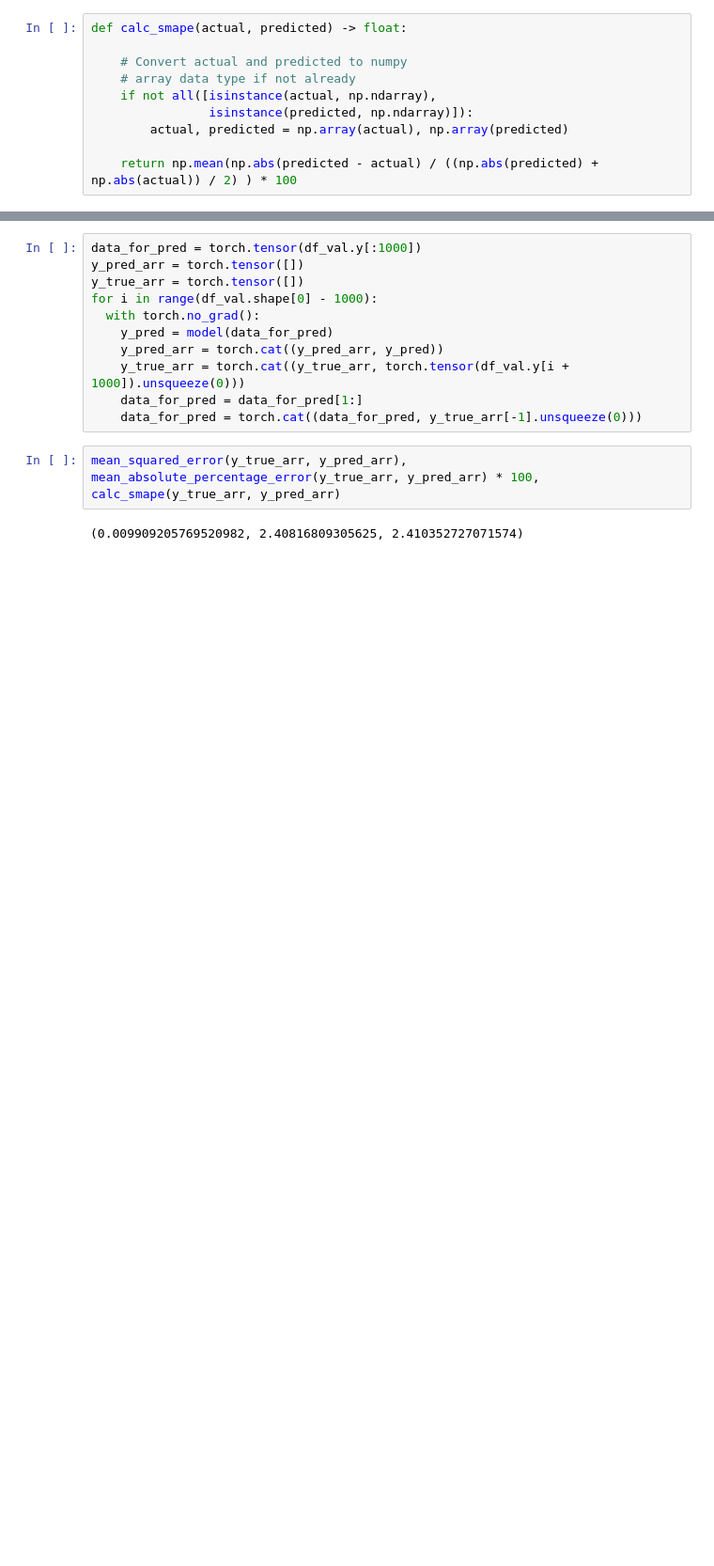
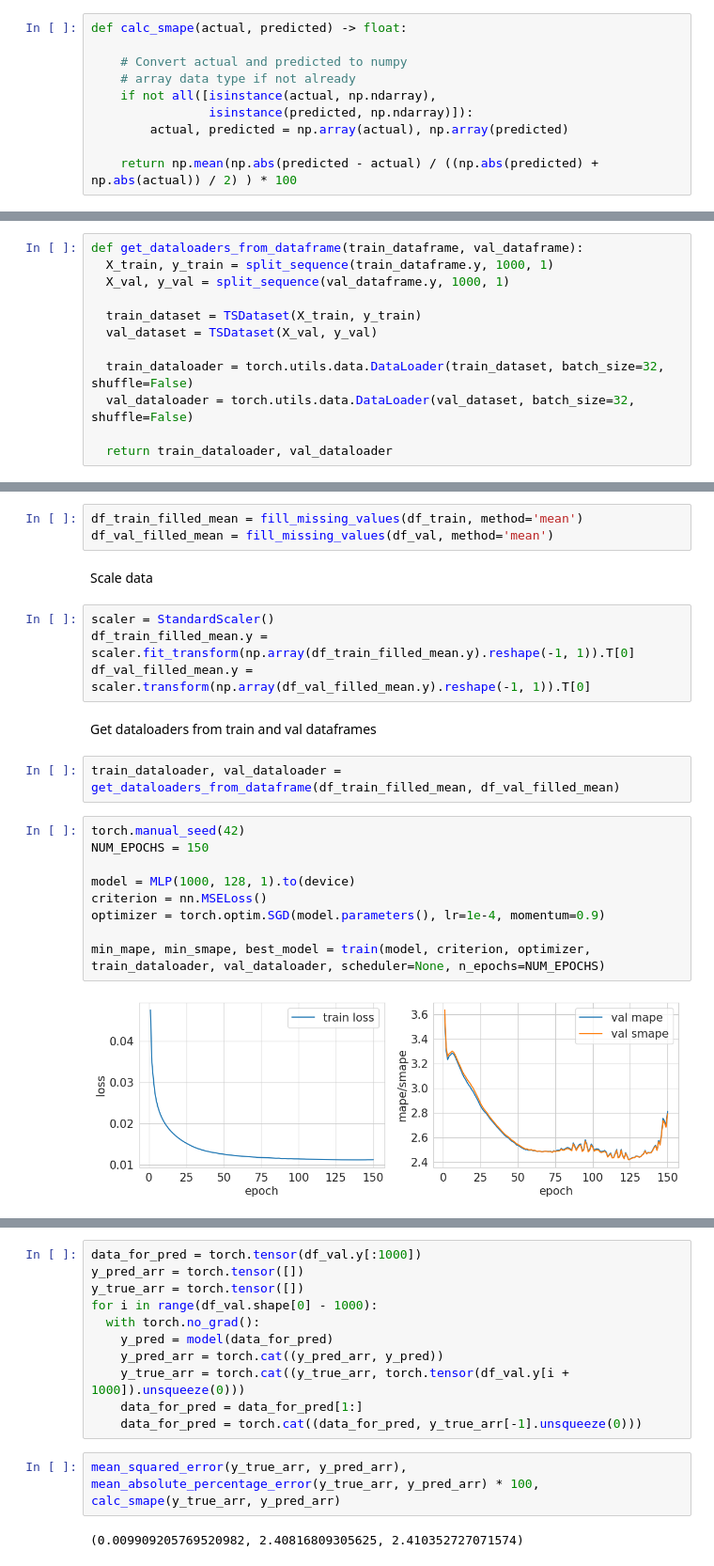
Before and after one commit to OkoksNeDam/geoinformation-data-forecasting, a Jupyter notebook: mlp.ipynb, the cells around one changed output, grey strips where cells are left out. Shown at 94% size. Saved outputs shown, nothing was run; the diff lists cells and outputs as text; blank space fills up the shorter version.

```diff
--- a/mlp.ipynb
+++ b/mlp.ipynb
@@ -255,0 +250,12 @@ print(min_mape)
+# %%
+def get_dataloaders_from_dataframe(train_dataframe, val_dataframe):
+  X_train, y_train = split_sequence(train_dataframe.y, 1000, 1)
+  X_val, y_val = split_sequence(val_dataframe.y, 1000, 1)
+
+  train_dataset = TSDataset(X_train, y_train)
+  val_dataset = TSDataset(X_val, y_val)
+
+  train_dataloader = torch.utils.data.DataLoader(train_dataset, batch_size=32, shuffle=False)
+  val_dataloader = torch.utils.data.DataLoader(val_dataset, batch_size=32, shuffle=False)
+
+  return train_dataloader, val_dataloader
@@ -255,0 +264,24 @@ print(min_mape)
+# %%
+df_train_filled_mean = fill_missing_values(df_train, method='mean')
+df_val_filled_mean = fill_missing_values(df_val, method='mean')
+# %% [markdown]
+Scale data
+# %%
+scaler = StandardScaler()
+df_train_filled_mean.y = scaler.fit_transform(np.array(df_train_filled_mean.y).reshape(-1, 1)).T[0]
+df_val_filled_mean.y = scaler.transform(np.array(df_val_filled_mean.y).reshape(-1, 1)).T[0]
+# %% [markdown]
+Get dataloaders from train and val dataframes
+# %%
+train_dataloader, val_dataloader = get_dataloaders_from_dataframe(df_train_filled_mean, df_val_filled_mean)
+# %%
+torch.manual_seed(42)
+NUM_EPOCHS = 150
+
+model = MLP(1000, 128, 1).to(device)
+criterion = nn.MSELoss()
+optimizer = torch.optim.SGD(model.parameters(), lr=1e-4, momentum=0.9)
+
+min_mape, min_smape, best_model = train(model, criterion, optimizer, train_dataloader, val_dataloader, scheduler=None, n_epochs=NUM_EPOCHS)
+# %% [output]
+[figure, added]
```
Also changed, not shown: parts of 71 cells of this notebook.
